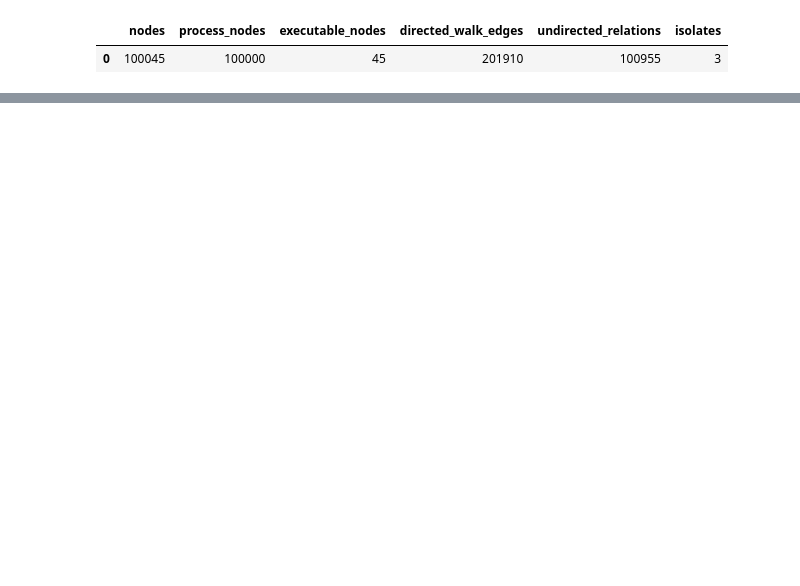
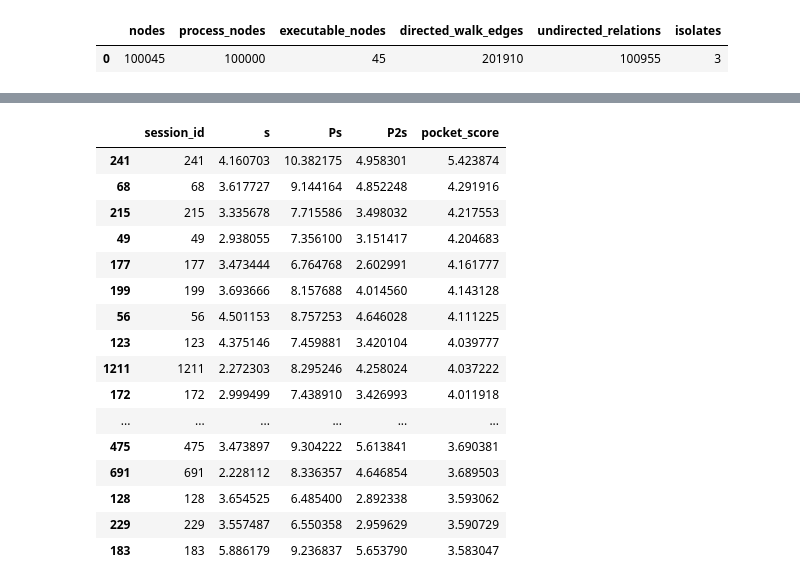
Before and after one commit to MekaelWasti/Cyber-Telemetry, a Jupyter notebook: Notebooks/Agentic Feature Extractor and Signal Localizer.ipynb, the cells around one changed output, grey strips where cells are left out. Cells and saved outputs as stored; diff of their text form; code cells hidden in the pictures; blank space fills up the shorter version.

```diff
--- a/Notebooks/Agentic Feature Extractor and Signal Localizer.ipynb
+++ b/Notebooks/Agentic Feature Extractor and Signal Localizer.ipynb
@@ -4701,0 +5148,31 @@ No method selection, amplification, or parameter revision is permitted after thi
+# %%
+pocket_details = pd.DataFrame({
+    "session_id": selected["session_ids"],
+    "s": selected["s"],
+    "Ps": selected["channels"]["neighbor_support"],
+    "P2s": (
+        selected["channels"]["neighbor_support"]
+        - selected["channels"]["pocket"]
+    ),
+    "pocket_score": selected["channels"]["pocket"],
+}).sort_values("pocket_score", ascending=False)
+
+pocket_details.head(25)
+# %% [output]
+|  | session_id | s | Ps | P2s | pocket_score |
+| 241 | 241 | 4.160703 | 10.382175 | 4.958301 | 5.423874 |
+| 68 | 68 | 3.617727 | 9.144164 | 4.852248 | 4.291916 |
+| 215 | 215 | 3.335678 | 7.715586 | 3.498032 | 4.217553 |
+| 49 | 49 | 2.938055 | 7.356100 | 3.151417 | 4.204683 |
+| 177 | 177 | 3.473444 | 6.764768 | 2.602991 | 4.161777 |
+| 199 | 199 | 3.693666 | 8.157688 | 4.014560 | 4.143128 |
+| 56 | 56 | 4.501153 | 8.757253 | 4.646028 | 4.111225 |
+| 123 | 123 | 4.375146 | 7.459881 | 3.420104 | 4.039777 |
+| 1211 | 1211 | 2.272303 | 8.295246 | 4.258024 | 4.037222 |
+| 172 | 172 | 2.999499 | 7.438910 | 3.426993 | 4.011918 |
+| ... | ... | ... | ... | ... | ... |
+| 475 | 475 | 3.473897 | 9.304222 | 5.613841 | 3.690381 |
+| 691 | 691 | 2.228112 | 8.336357 | 4.646854 | 3.689503 |
+| 128 | 128 | 3.654525 | 6.485400 | 2.892338 | 3.593062 |
+| 229 | 229 | 3.557487 | 6.550358 | 2.959629 | 3.590729 |
+| 183 | 183 | 5.886179 | 9.236837 | 5.653790 | 3.583047 |
```
Also changed, not shown: parts of 21 cells of this notebook, 7 other files.
